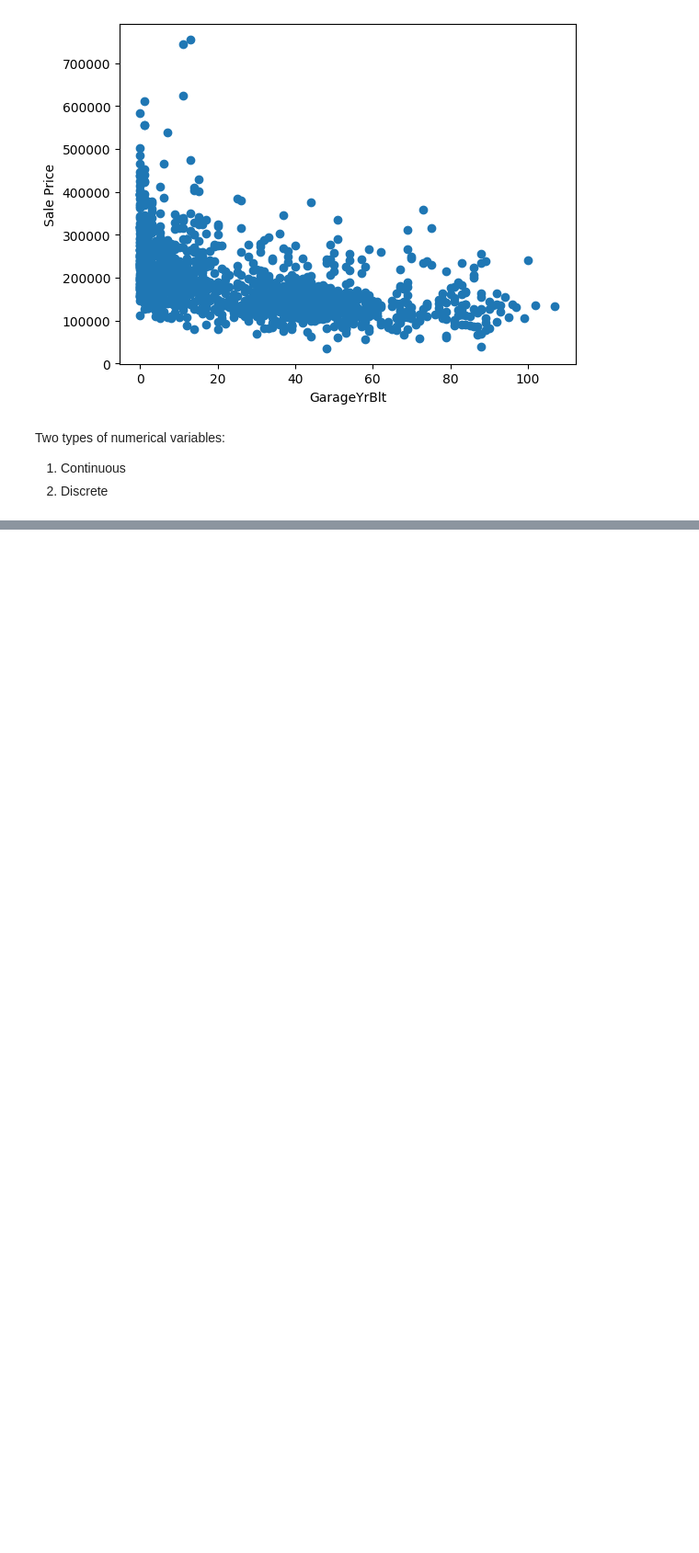
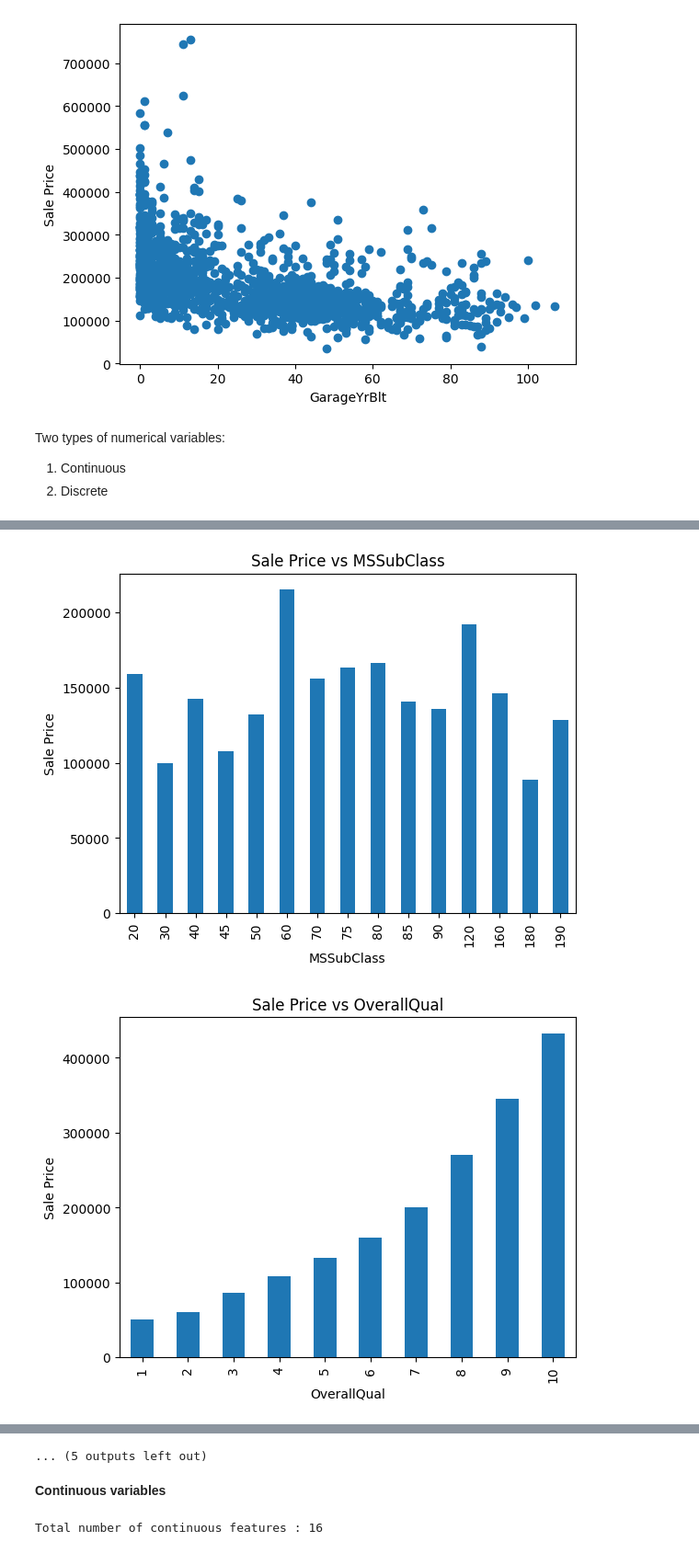
Before and after one commit to Prithvi2310/Advanced-House-Price-Prediction, a Jupyter notebook: main.ipynb, the cells around one changed output, grey strips where cells are left out. Shown at 92% size. Drawn from its saved outputs; the diff is of its cells as text; code cells hidden in the pictures; blank space fills up the shorter version.

Commit message:
Finished with plotting of distributions of various continuous features

```diff
--- a/main.ipynb
+++ b/main.ipynb
@@ -190,0 +194,3 @@ Two types of numerical variables:
+# %%
+discrete_features = [feature for feature in numerical_features if len(dataset[feature].unique())<25 and feature not in year_features and ['Id']]
+print(f'Number of discrete numerical features : {len(discrete_features)}')
@@ -190,0 +235,12 @@ Two types of numerical variables:
+# %%
+# Let's find relationship between them and the sale price
+for feature in discrete_features:
+    data = dataset.copy()
+    data.groupby(feature)['SalePrice'].median().plot.bar()
+    plt.xlabel(feature)
+    plt.ylabel('Sale Price')
+    plt.title(f'Sale Price vs {feature}')
+    plt.show()
+# %% [output]
+[figure, added]
+[figure, added]
@@ -190,0 +257,8 @@ Two types of numerical variables:
+... (5 outputs left out)
+# %% [markdown]
+**Continuous variables**
+# %%
+continuous_features = [feature for feature in numerical_features if feature not in discrete_features+year_features+['Id']]
+print(f'Total number of continuous features : {len(continuous_features)}')
+# %% [output]
+Total number of continuous features : 16
```
Also changed, not shown: parts of 10 cells of this notebook.
